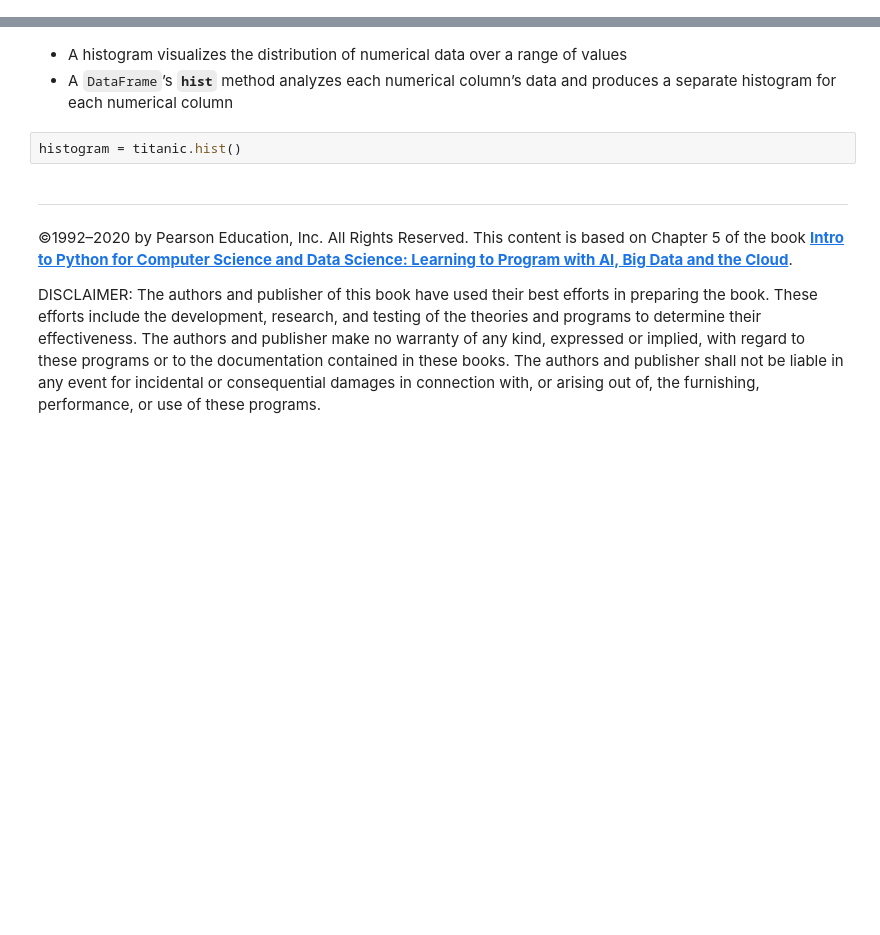
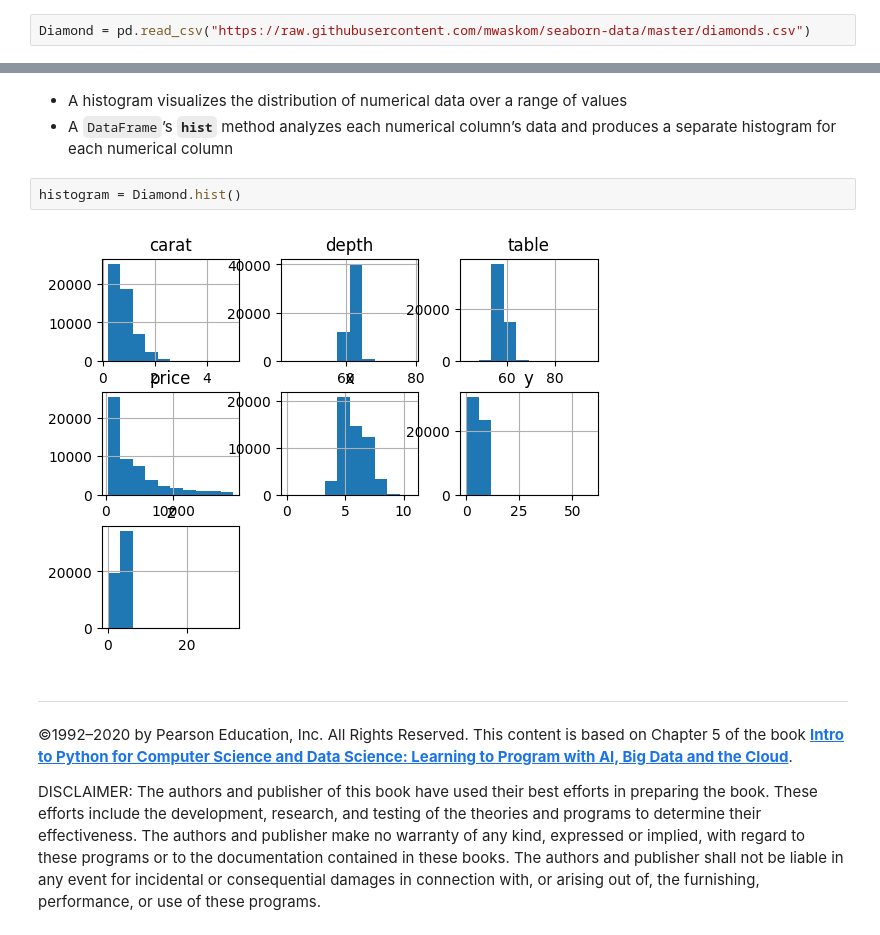
Before and after one commit to shootillidie/cs4410, a Jupyter notebook: 09_12_03_05.ipynb, the cells around one changed output, grey strips where cells are left out. Cells and saved outputs as stored; diff of their text form; blank space fills up the shorter version.

```diff
--- a/09_12_03_05.ipynb
+++ b/09_12_03_05.ipynb
@@ -13,3 +11,5 @@ titanic = pd.read_csv('https://vincentarelbundock.github.io/Rdatasets/csv/carDat
+# %%
+Diamond = pd.read_csv("https://raw.githubusercontent.com/mwaskom/seaborn-data/master/diamonds.csv")
 # %% [markdown]
 ### Viewing Some of the Rows in the Titanic Dataset
 * Dataset contains over 1300 rows, each representing one passenger
@@ -77,7 +104,9 @@ titanic.describe()
 * A histogram visualizes the distribution of numerical data over a range of values
 * A `DataFrame`’s **`hist`** method analyzes each numerical column’s data and produces a separate histogram for each numerical column
 # %%
-histogram = titanic.hist()
+histogram = Diamond.hist()
+# %% [output]
+[figure, added]
 # %% [markdown]
 ------
 &copy;1992&ndash;2020 by Pearson Education, Inc. All Rights Reserved. This content is based on Chapter 5 of the book [**Intro to Python for Computer Science and Data Science: Learning to Program with AI, Big Data and the Cloud**](https://amzn.to/2VvdnxE).
```
Also changed, not shown: parts of 8 cells of this notebook.
